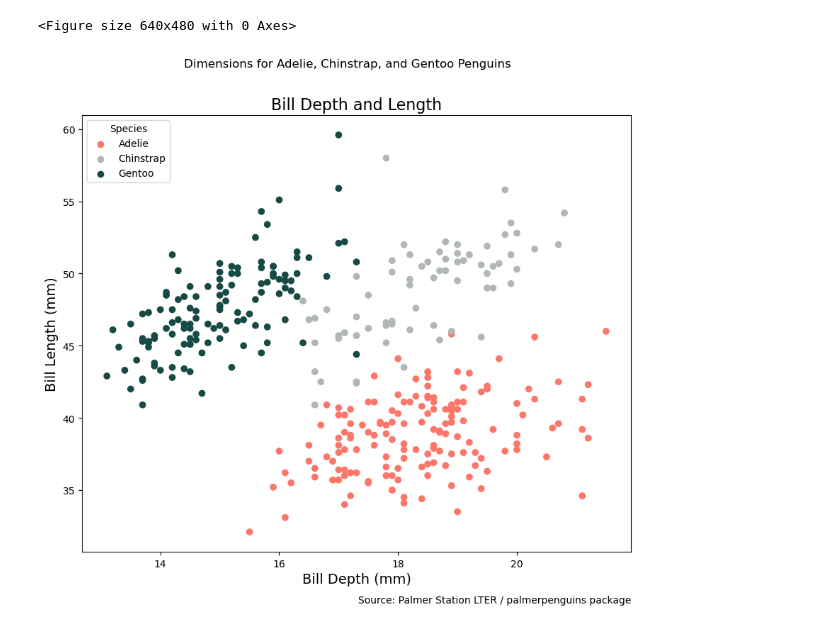
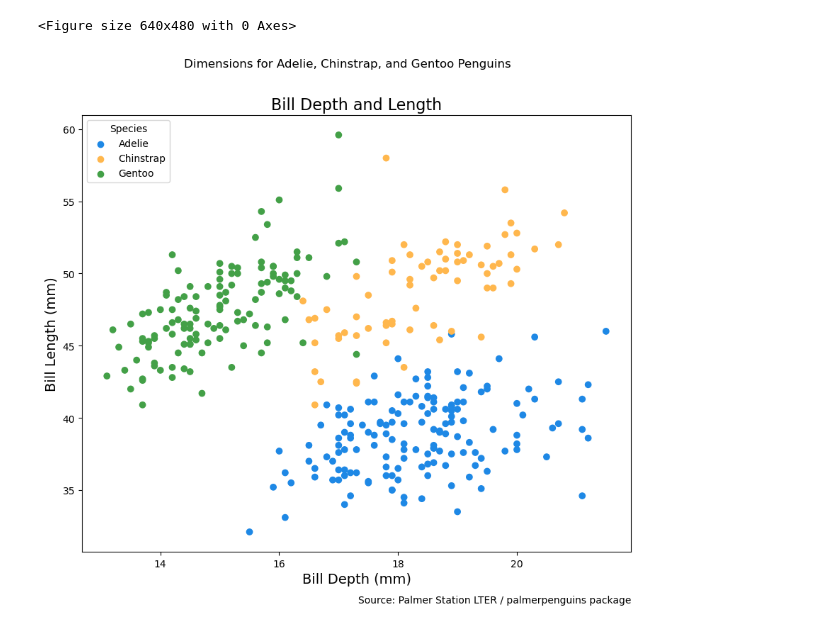
Before and after one commit to skolten27/my-blog, a Jupyter notebook: test.ipynb, the cells around one changed output. Drawn from its saved outputs; the diff is of its cells as text; code cells hidden in the pictures.

```diff
--- a/test.ipynb
+++ b/test.ipynb
@@ -78,37 +74,37 @@ penguins = load_penguins()
 # Define the custom color map for each species
 plt.clf()
 color_map = {
-    'Adelie': '#FC766AFF',  # Blue
-    'Chinstrap': '#B0B8B4FF',  # Green
-    'Gentoo': '#184A45FF'  # Red
+    'Adelie': '#1E88E5',
+    'Chinstrap': '#FFB74D',
+    'Gentoo': '#43A047'
 }
 
 # Map colors based on the species
 colors = penguins['species'].map(color_map)
 plt.figure(figsize=(10, 8))
 # Create the scatter plot
 plt.scatter(penguins['bill_depth_mm'], penguins['bill_length_mm'], c=colors)
 
 # Add titles and axis labels
 plt.title('Bill Depth and Length', fontsize=16)
 plt.suptitle('Dimensions for Adelie, Chinstrap, and Gentoo Penguins', fontsize=12)
 plt.xlabel('Bill Depth (mm)', fontsize=14)
 plt.ylabel('Bill Length (mm)', fontsize=14)
 
 # Create the legend manually
 for species, color in color_map.items():
     plt.scatter([], [], c=color, label=species)
 
 plt.legend(title='Species', loc='upper left')
 
 # Add the caption
 plt.figtext(0.9, 0.02, 'Source: Palmer Station LTER / palmerpenguins package',
             horizontalalignment='right', fontsize=10)
 
 # Adjust layout
 plt.savefig('penguins_plot_matpltlib.png')
 # Show the plot
 plt.show()
 # %% [output]
 <Figure size 640x480 with 0 Axes>
-[figure, old version]
+[figure, new version]
```
Also changed, not shown: parts of 2 cells of this notebook, 1 other file.
